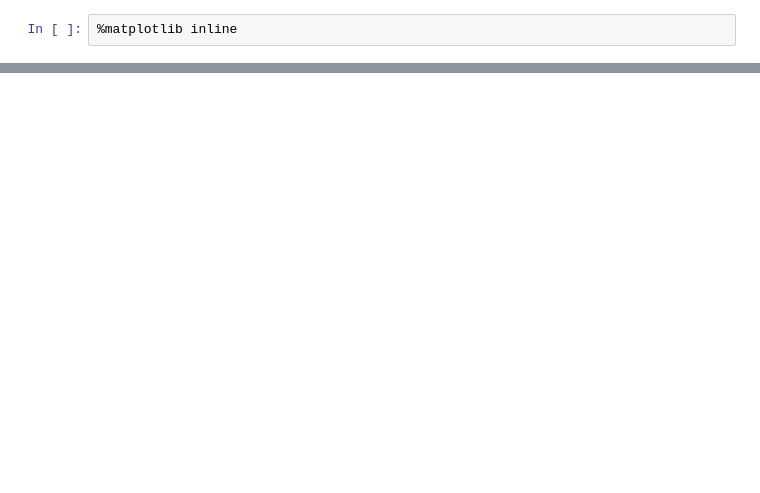
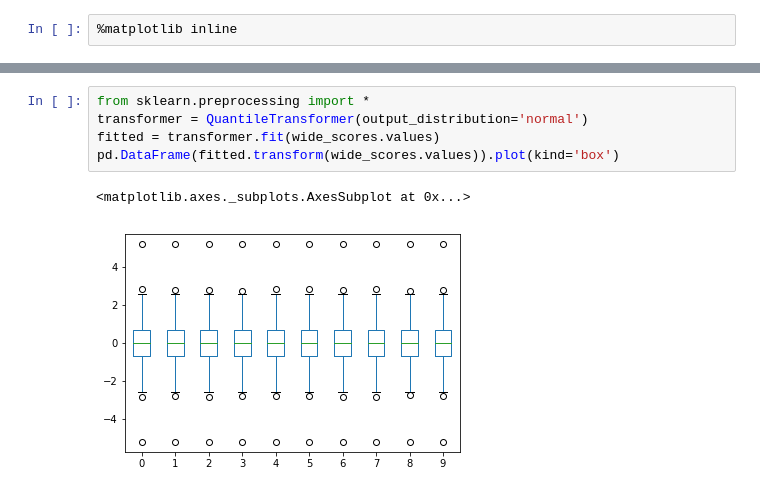
Before and after one commit to bistro-its-berkeley/BISTRO-Starter-Kit, a Jupyter notebook: utilities/RandomSearchResultsAnalysis.ipynb, the cells around one changed output, grey strips where cells are left out. Drawn from its saved outputs; the diff is of its cells as text; blank space fills up the shorter version.

Commit message:
RS w/ normalization

```diff
--- a/utilities/RandomSearchResultsAnalysis.ipynb
+++ b/utilities/RandomSearchResultsAnalysis.ipynb
@@ -259,0 +410,8 @@ test_df[test_df["Weighted Score"]>1571]
+# %%
+from sklearn.preprocessing import *
+transformer = QuantileTransformer(output_distribution='normal')
+fitted = transformer.fit(wide_scores.values)
+pd.DataFrame(fitted.transform(wide_scores.values)).plot(kind='box')
+# %% [output]
+<matplotlib.axes._subplots.AxesSubplot at 0x...>
+[figure, added]
```
Also changed, not shown: parts of 45 cells of this notebook.
